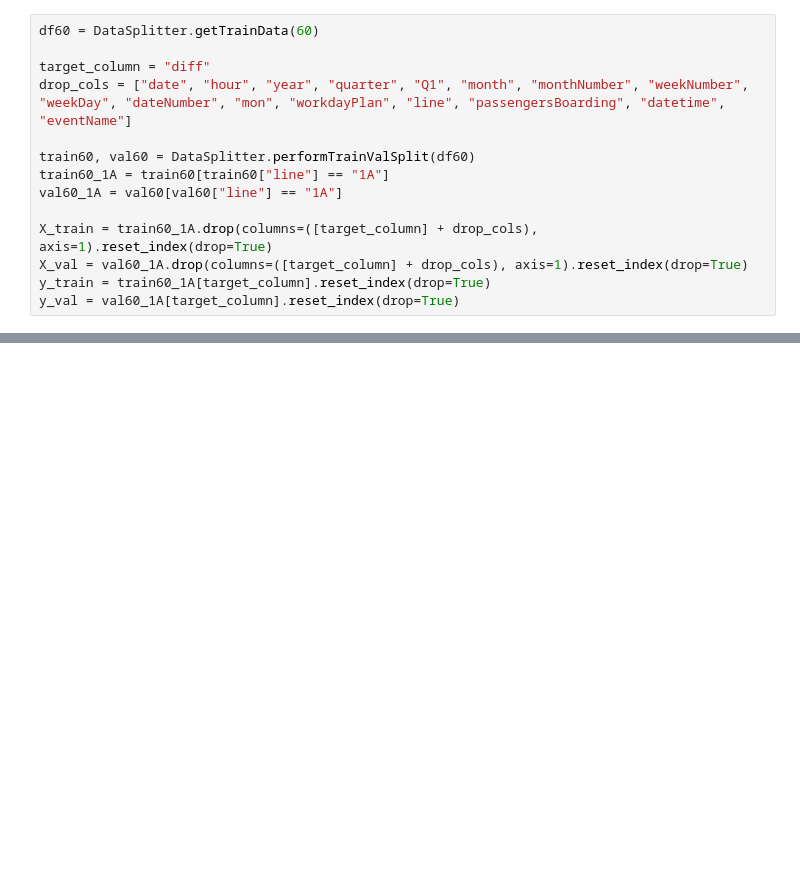
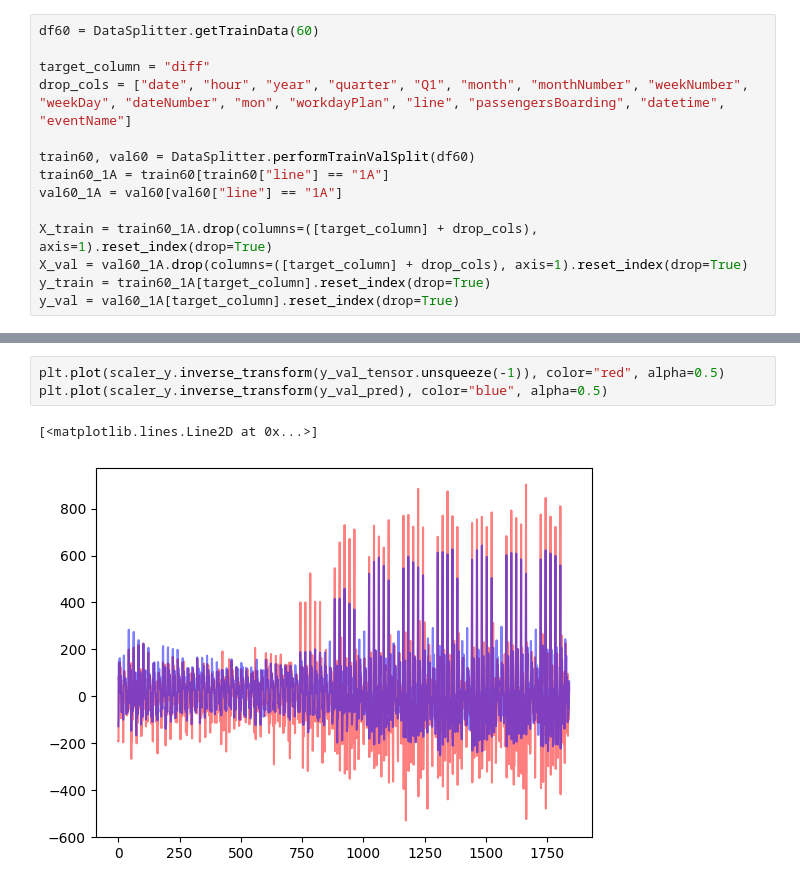
Before and after one commit to andr830g/Machine-Learning-Passenger-Forecasting, a Jupyter notebook: DeepLearningModelling.ipynb, the cells around one changed output, grey strips where cells are left out. Drawn from its saved outputs; the diff is of its cells as text; blank space fills up the shorter version.

```diff
--- a/DeepLearningModelling.ipynb
+++ b/DeepLearningModelling.ipynb
@@ -127,0 +156,6 @@ plt.plot(model(X_val_tensor.unsqueeze(-1)).detach().numpy(), color="blue", alpha
+# %%
+plt.plot(scaler_y.inverse_transform(y_val_tensor.unsqueeze(-1)), color="red", alpha=0.5)
+plt.plot(scaler_y.inverse_transform(y_val_pred), color="blue", alpha=0.5)
+# %% [output]
+[<matplotlib.lines.Line2D at 0x...>]
+[figure, added]
```
Also changed, not shown: parts of 6 cells of this notebook.
